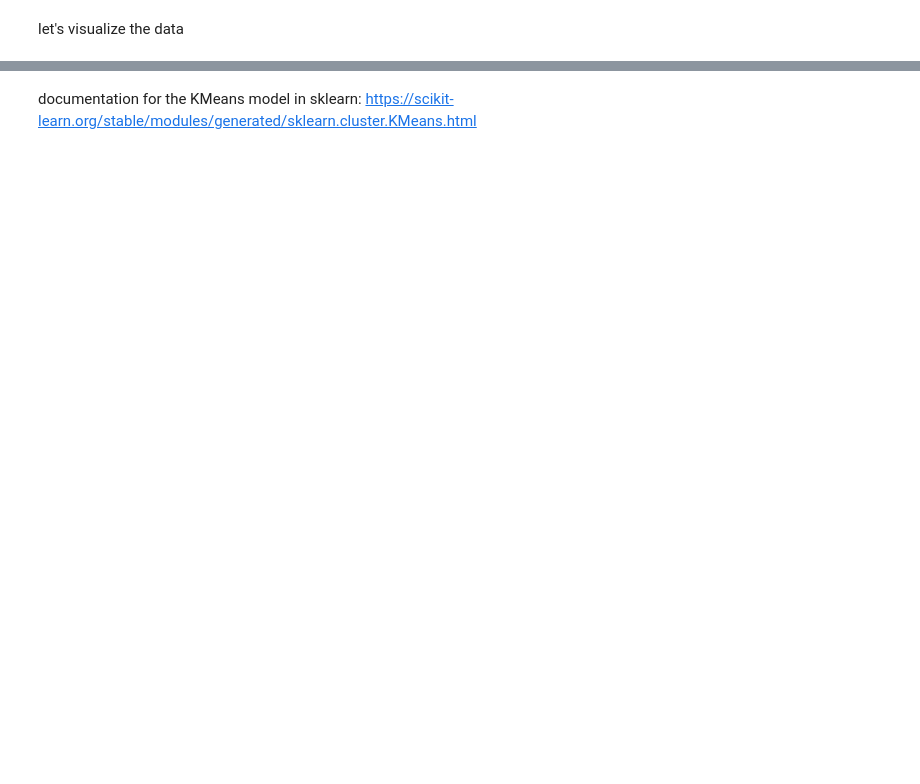
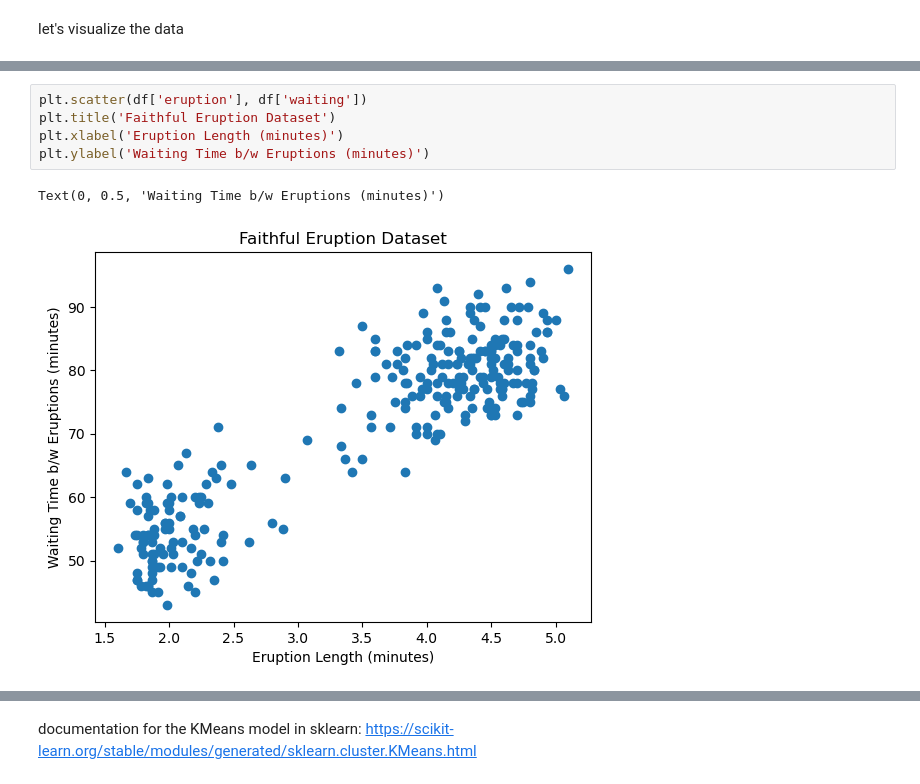
Before and after one commit to croppers/ml_classification_workshop, a Jupyter notebook: lesson_1/lesson_1_blank.ipynb, the cells around one changed output, grey strips where cells are left out. Drawn from its saved outputs; the diff is of its cells as text; blank space fills up the shorter version.

```diff
--- a/lesson_1/lesson_1_blank.ipynb
+++ b/lesson_1/lesson_1_blank.ipynb
@@ -12,0 +46,8 @@ NameError: name 'df' is not defined
+# %%
+plt.scatter(df['eruption'], df['waiting'])
+plt.title('Faithful Eruption Dataset')
+plt.xlabel('Eruption Length (minutes)')
+plt.ylabel('Waiting Time b/w Eruptions (minutes)')
+# %% [output]
+Text(0, 0.5, 'Waiting Time b/w Eruptions (minutes)')
+[figure, added]
```
Also changed, not shown: parts of 29 cells of this notebook.
